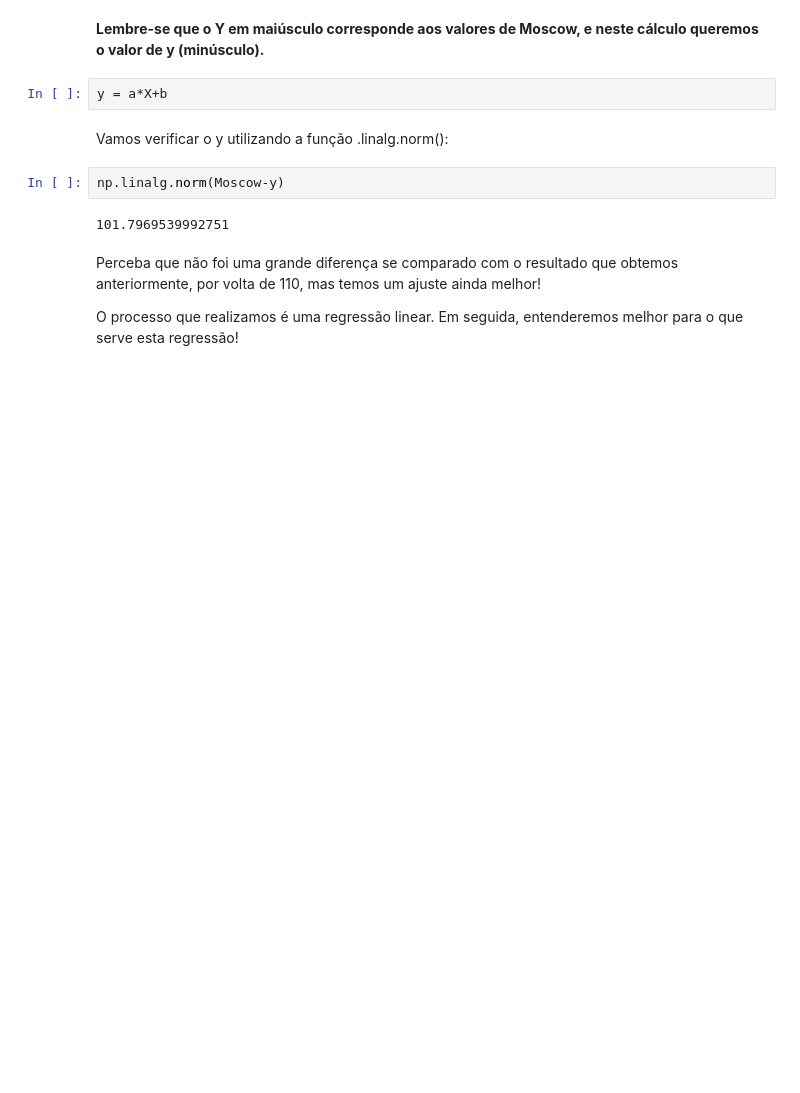
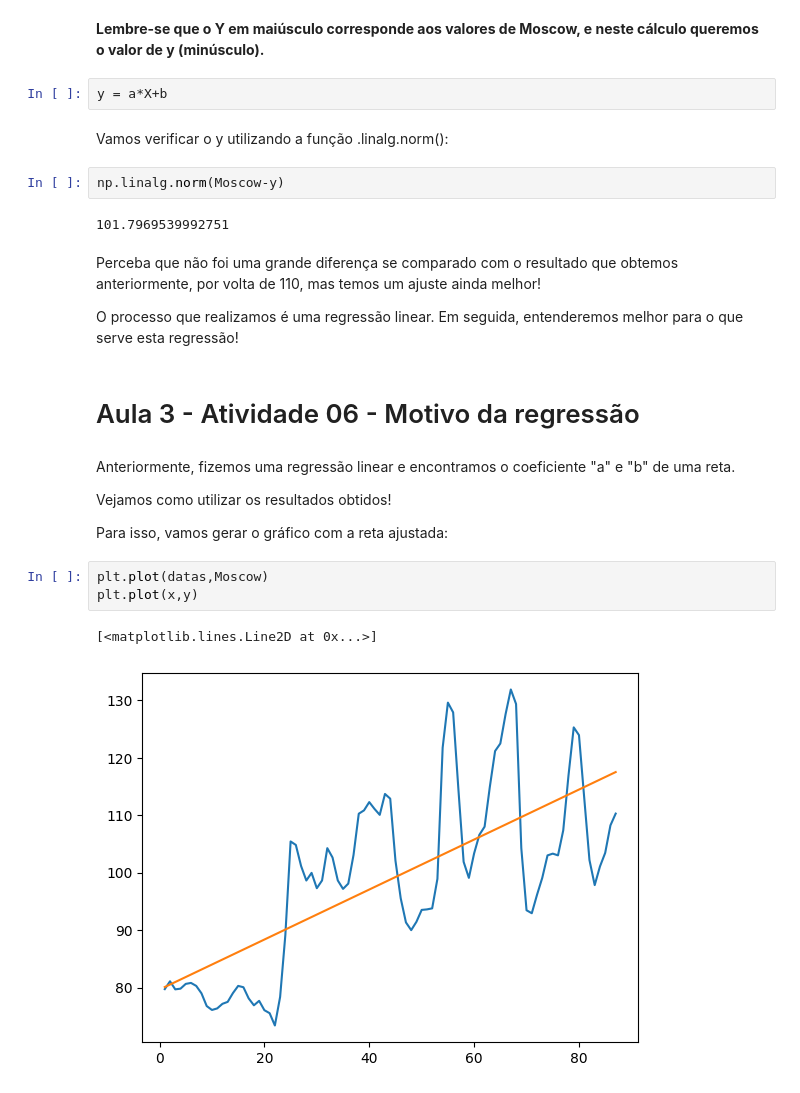
Before and after one commit to orlandojsjunior/Python_para_Data_Science-NumPy, a Jupyter notebook: Numpy.ipynb, the cells around one changed output. Cells and saved outputs as stored; diff of their text form; blank space fills up the shorter version.

Commit message:
Aula 3 - Atividade 06 - Motivo da regressão

```diff
--- a/Numpy.ipynb
+++ b/Numpy.ipynb
@@ -557,3 +557,17 @@ np.linalg.norm(Moscow-y)
 Perceba que não foi uma grande diferença se comparado com o resultado que obtemos anteriormente, por volta de 110, mas temos um ajuste ainda melhor!
 
 O processo que realizamos é uma regressão linear. Em seguida, entenderemos melhor para o que serve esta regressão!
+# %% [markdown]
+# Aula 3 - Atividade 06 - Motivo da regressão
+# %% [markdown]
+Anteriormente, fizemos uma regressão linear e encontramos o coeficiente "a" e "b" de uma reta.
+
+Vejamos como utilizar os resultados obtidos!
+
+Para isso, vamos gerar o gráfico com a reta ajustada:
+# %%
+plt.plot(datas,Moscow)
+plt.plot(x,y)
+# %% [output]
+[<matplotlib.lines.Line2D at 0x...>]
+[figure, added]
```
Also changed, not shown: parts of 6 cells of this notebook.
